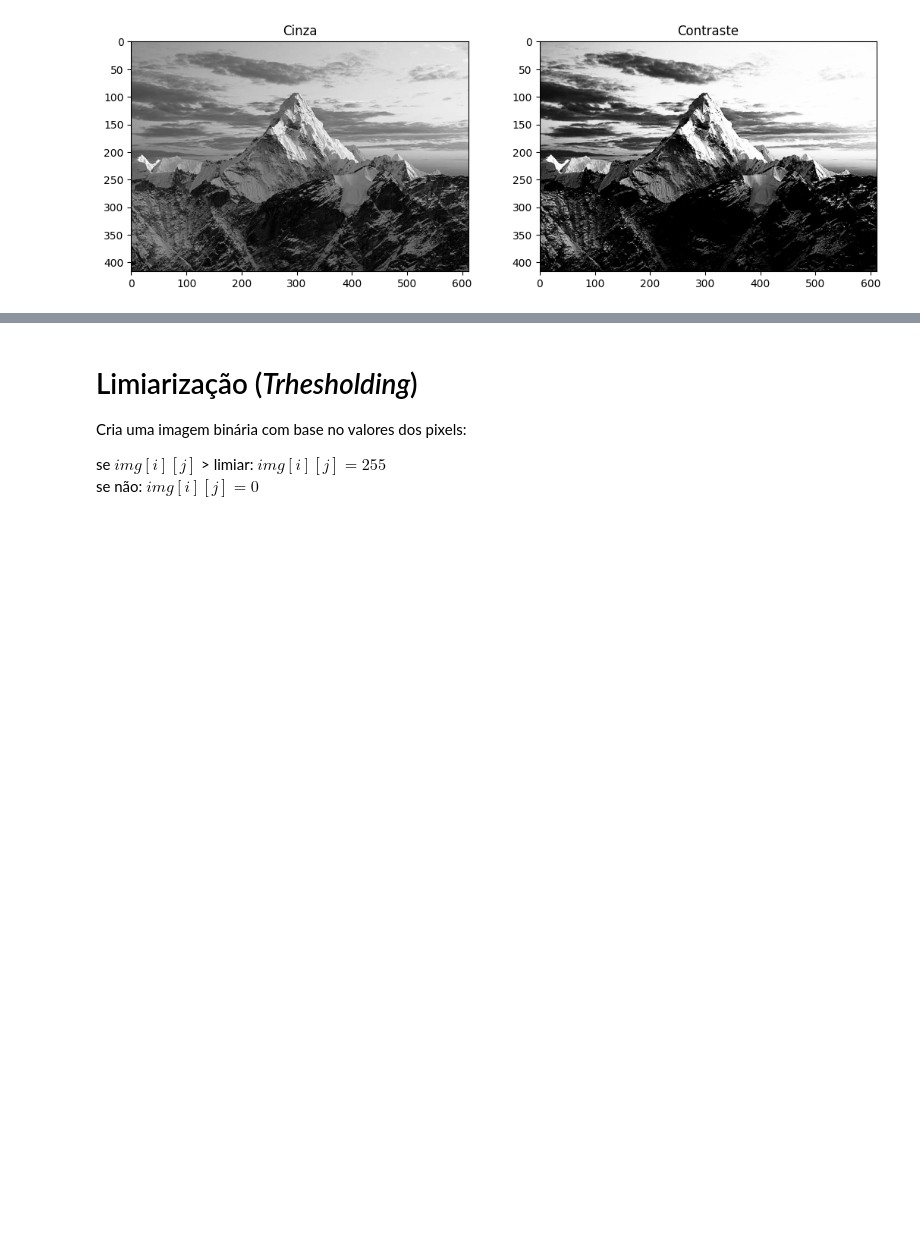
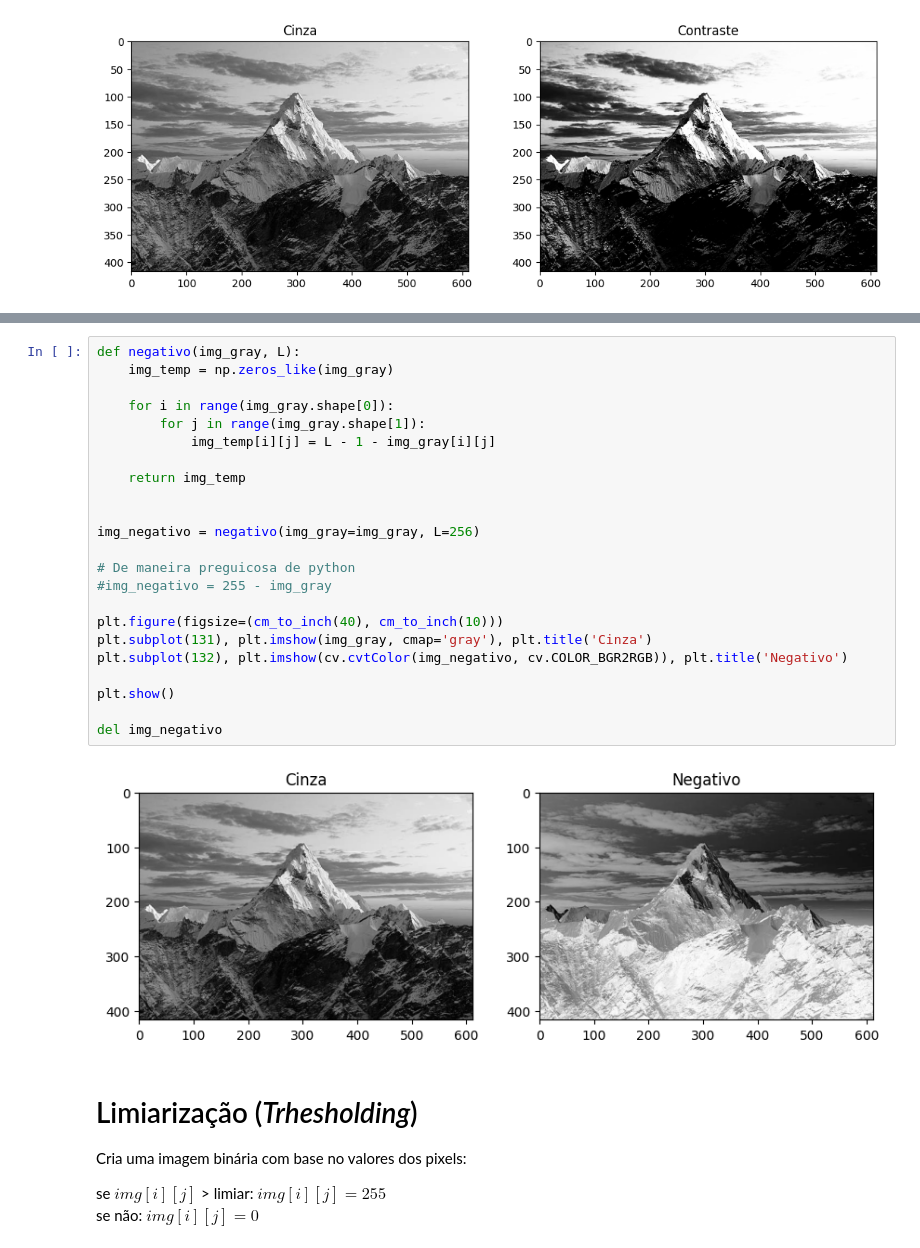
Before and after one commit to andrevale99/VISAO_ROBOTICA, a Jupyter notebook: 05_FILTRAGEM_DE_IMAGENS/Filtragem_de_imagens.ipynb, the cells around one changed output, grey strips where cells are left out. Saved outputs shown, nothing was run; the diff lists cells and outputs as text; blank space fills up the shorter version.

```diff
--- a/05_FILTRAGEM_DE_IMAGENS/Filtragem_de_imagens.ipynb
+++ b/05_FILTRAGEM_DE_IMAGENS/Filtragem_de_imagens.ipynb
@@ -83,3 +87,28 @@ del img_contraste
+# %%
+def negativo(img_gray, L):
+    img_temp = np.zeros_like(img_gray)
+
+    for i in range(img_gray.shape[0]):
+        for j in range(img_gray.shape[1]):
+            img_temp[i][j] = L - 1 - img_gray[i][j]
+
+    return img_temp
+
+
+img_negativo = negativo(img_gray=img_gray, L=256)
+
+# De maneira preguicosa de python
+#img_negativo = 255 - img_gray
+
+plt.figure(figsize=(cm_to_inch(40), cm_to_inch(10)))
+plt.subplot(131), plt.imshow(img_gray, cmap='gray'), plt.title('Cinza')
+plt.subplot(132), plt.imshow(cv.cvtColor(img_negativo, cv.COLOR_BGR2RGB)), plt.title('Negativo')
+
+plt.show()
+
+del img_negativo
+# %% [output]
+[figure, added]
 # %% [markdown]
 # Limiarização (_Trhesholding_)
 
```
Also changed, not shown: parts of 5 cells of this notebook.
